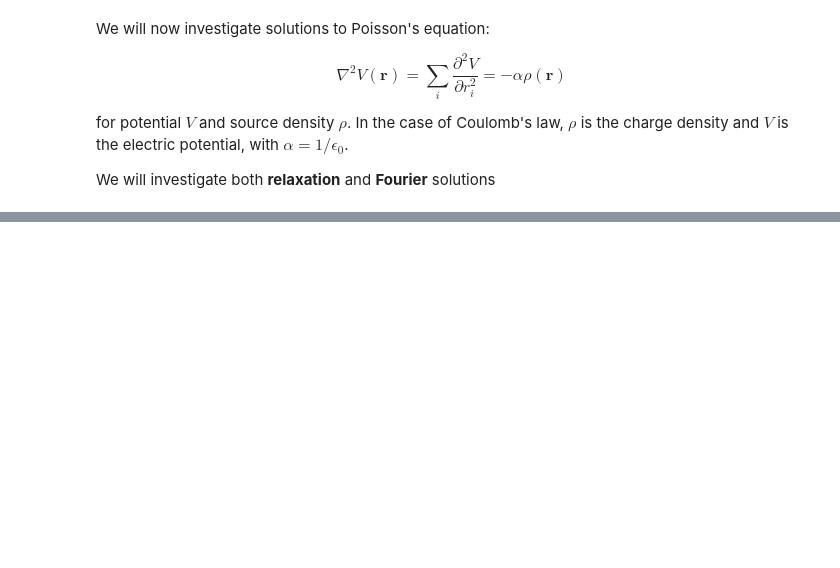
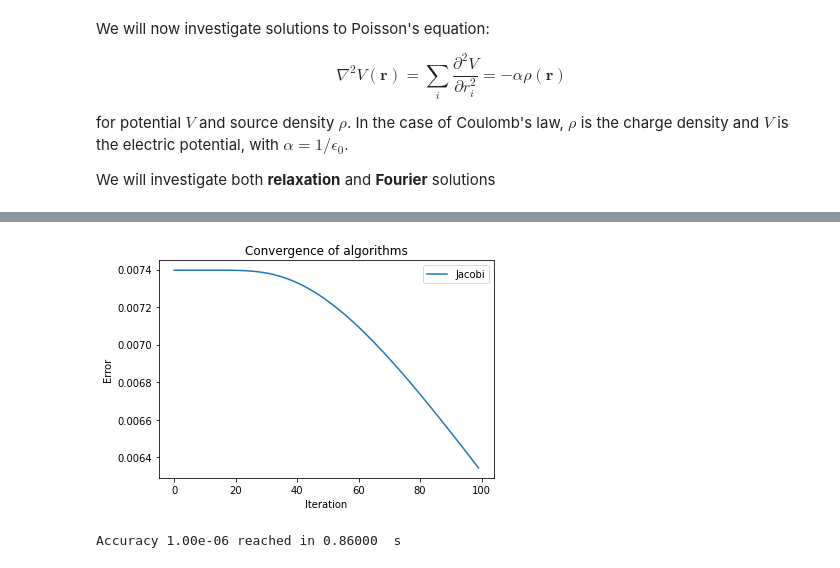
Before and after one commit to ubsuny/homework-2-nvidia-jetson, a Jupyter notebook: Problem2.ipynb, the cells around one changed output, grey strips where cells are left out. Cells and saved outputs as stored; diff of their text form; code cells hidden in the pictures; blank space fills up the shorter version.

```diff
--- a/Problem2.ipynb
+++ b/Problem2.ipynb
@@ -19,0 +188,28 @@ ModuleNotFoundError: No module named 'mpl_toolkits'
+# %%
+fig = plt.figure(2)
+for i,method in enumerate(methods) :
+    plt.plot(steps, solvers[i].errors, label=method )
+plt.title("Convergence of algorithms")
+plt.xlabel("Iteration")
+plt.ylabel("Error")
+plt.legend()
+plt.show()
+# %% [output]
+[figure, added]
+# %%
+solvers = []
+acc = 1e-6
+times = np.zeros( len(methods))
+for i,method in enumerate(methods) :
+    p = Poisson(L,rho, method)
+    err = []
+    ierr = 9999.
+    t1 = time.perf_counter()
+    while ierr > acc :
+        ierr = p()
+    t2 = time.perf_counter()
+    solvers.append(p)
+    times[i] = (t2-t1)
+    print("Accuracy %6.2e reached in %6.5f  s" % (acc, times[i]) )
+# %% [output]
+Accuracy 1.00e-06 reached in 0.86000  s
```
Also changed, not shown: parts of 6 cells of this notebook, 1 other file.
